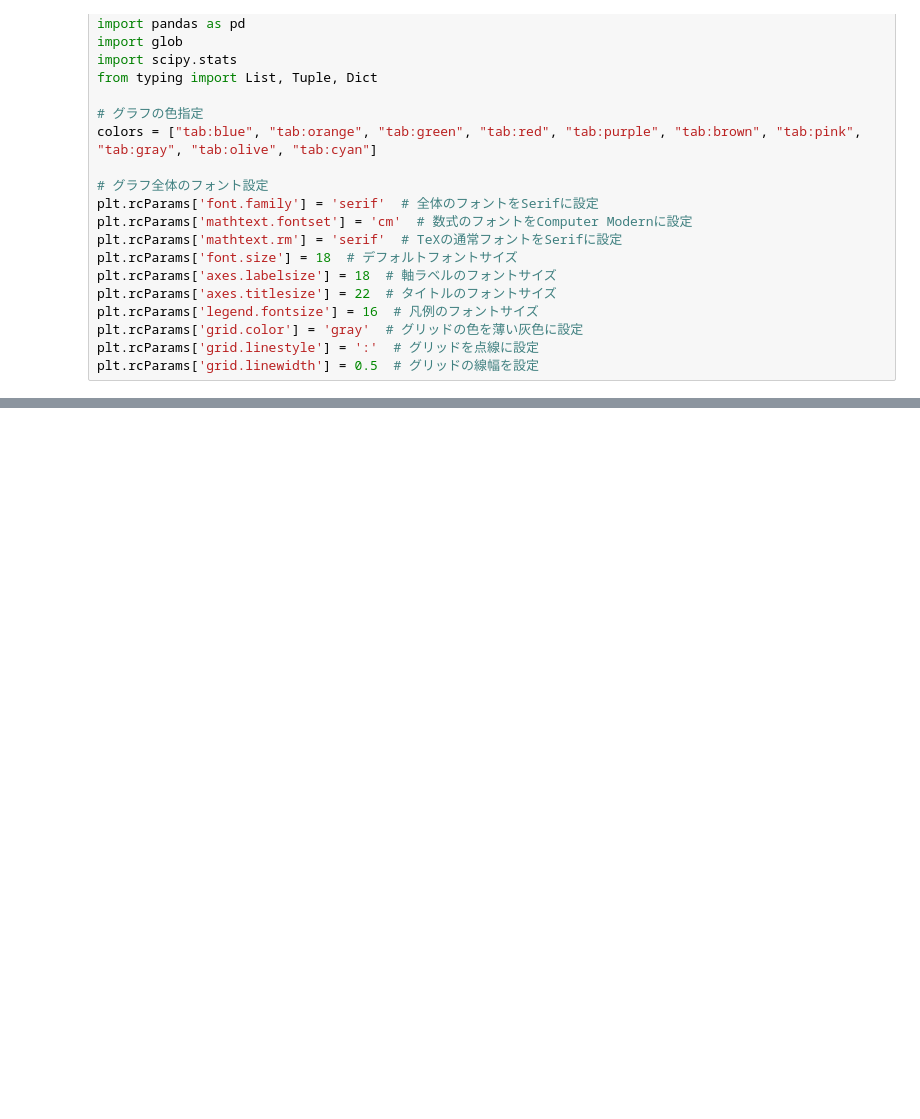
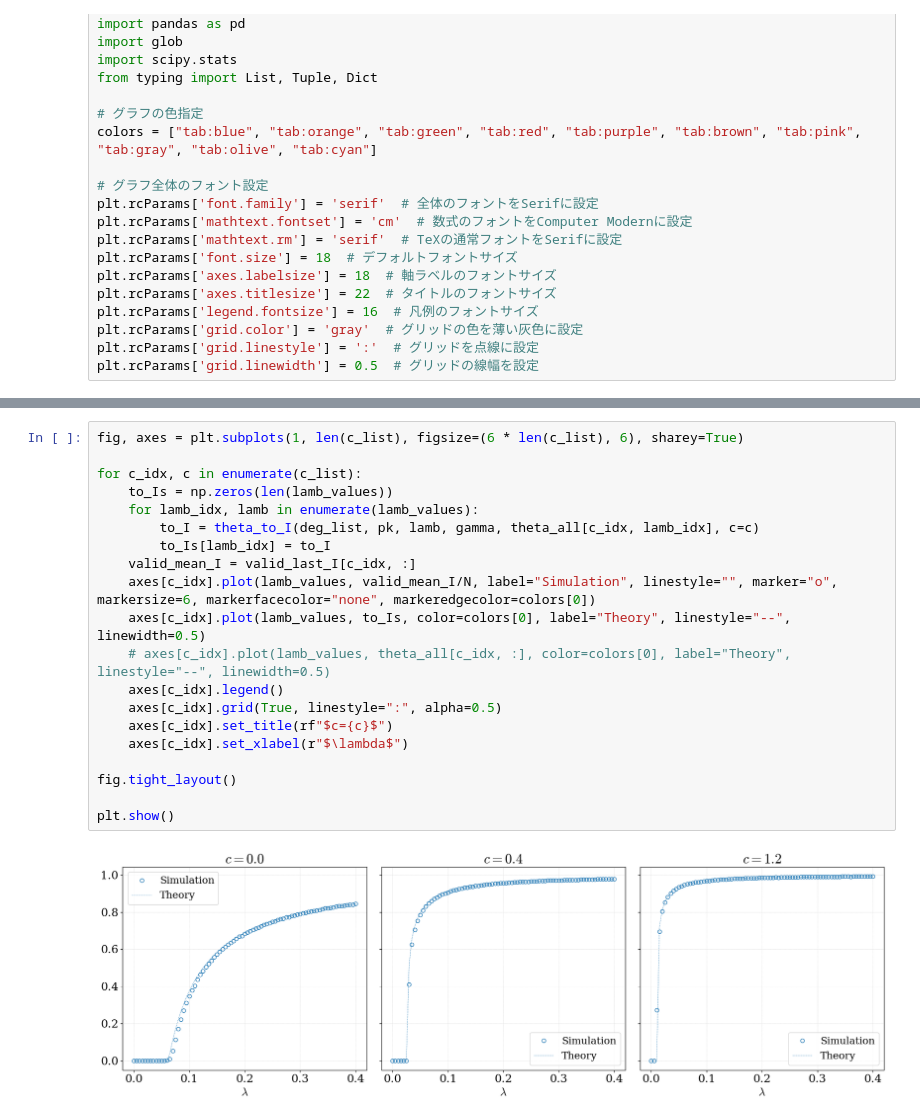
Before and after one commit to Kojirouuuu/trend-sar, a Jupyter notebook: notebook/sis.ipynb, the cells around one changed output, grey strips where cells are left out. Drawn from its saved outputs; the diff is of its cells as text; blank space fills up the shorter version.

```diff
--- a/notebook/sis.ipynb
+++ b/notebook/sis.ipynb
@@ -275,0 +480,22 @@ plt.show()
+# %%
+fig, axes = plt.subplots(1, len(c_list), figsize=(6 * len(c_list), 6), sharey=True)
+
+for c_idx, c in enumerate(c_list):
+    to_Is = np.zeros(len(lamb_values))
+    for lamb_idx, lamb in enumerate(lamb_values):
+        to_I = theta_to_I(deg_list, pk, lamb, gamma, theta_all[c_idx, lamb_idx], c=c)
+        to_Is[lamb_idx] = to_I
+    valid_mean_I = valid_last_I[c_idx, :]
+    axes[c_idx].plot(lamb_values, valid_mean_I/N, label="Simulation", linestyle="", marker="o", markersize=6, markerfacecolor="none", markeredgecolor=colors[0])
+    axes[c_idx].plot(lamb_values, to_Is, color=colors[0], label="Theory", linestyle="--", linewidth=0.5)
+    # axes[c_idx].plot(lamb_values, theta_all[c_idx, :], color=colors[0], label="Theory", linestyle="--", linewidth=0.5)
+    axes[c_idx].legend()
+    axes[c_idx].grid(True, linestyle=":", alpha=0.5)
+    axes[c_idx].set_title(rf"$c={c}$")
+    axes[c_idx].set_xlabel(r"$\lambda$")
+
+fig.tight_layout()
+
+plt.show()
+# %% [output]
+[figure, added]
```
Also changed, not shown: parts of 9 cells of this notebook, 3 other files.
